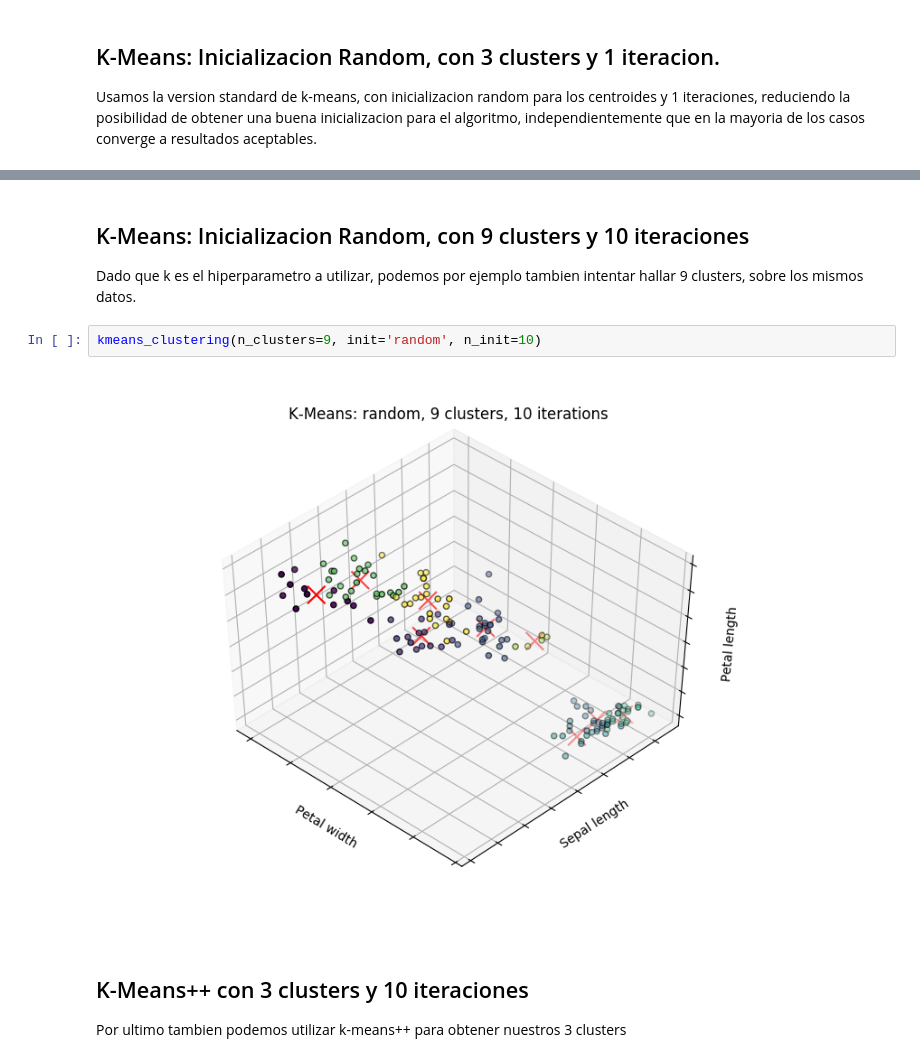
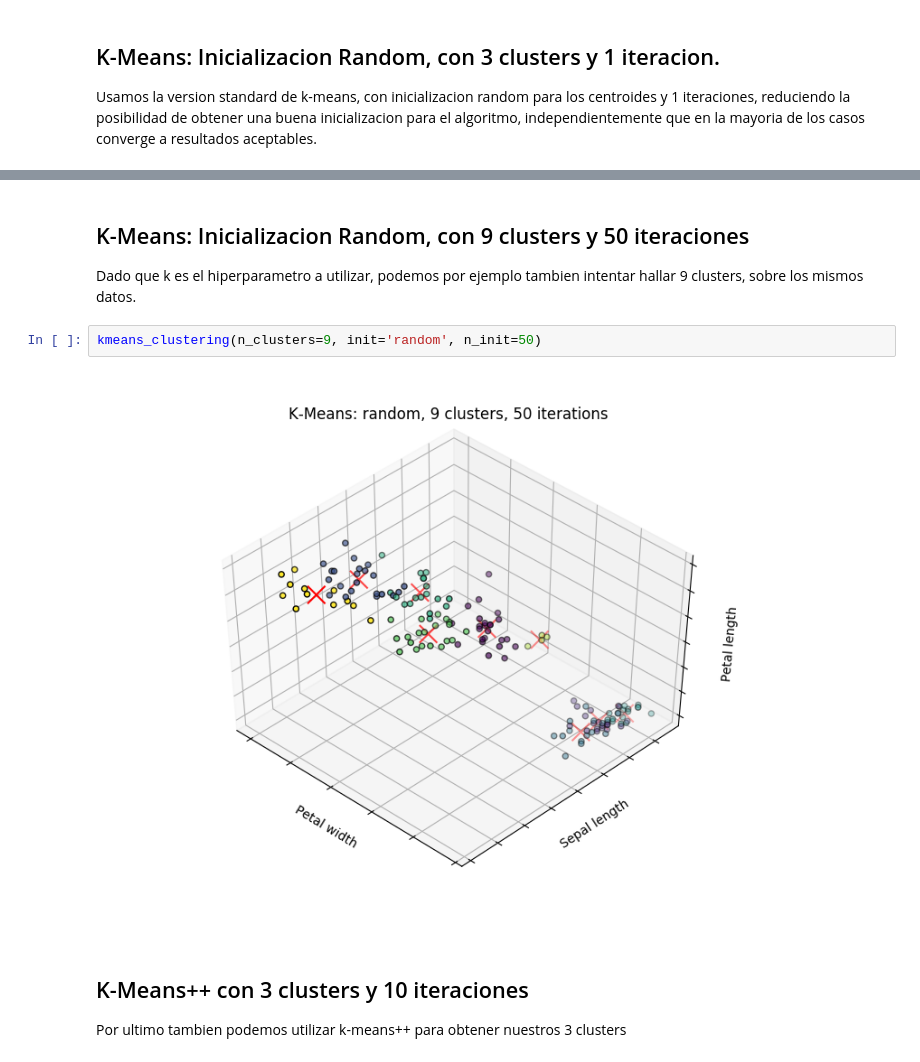
Before and after one commit to idontdomath/datos-clustering, a Jupyter notebook: 001-k-means-iris.ipynb, the cells around one changed output, grey strips where cells are left out. Drawn from its saved outputs; the diff is of its cells as text.

```diff
--- a/001-k-means-iris.ipynb
+++ b/001-k-means-iris.ipynb
@@ -119,11 +119,11 @@ kmeans_clustering(n_clusters=3, init='random', n_init=1)
 # %% [markdown]
-## K-Means: Inicializacion Random, con 9 clusters y 10 iteraciones
+## K-Means: Inicializacion Random, con 9 clusters y 50 iteraciones
 
 Dado que k es el hiperparametro a utilizar, podemos por ejemplo tambien intentar hallar 9 clusters, sobre los mismos datos.
 # %%
-kmeans_clustering(n_clusters=9, init='random', n_init=10)
+kmeans_clustering(n_clusters=9, init='random', n_init=50)
 # %% [output]
-[figure, old version]
+[figure, new version]
 # %% [markdown]
 ## K-Means++ con 3 clusters y 10 iteraciones
 
```
Also changed, not shown: parts of 4 cells of this notebook, 1 other file.
